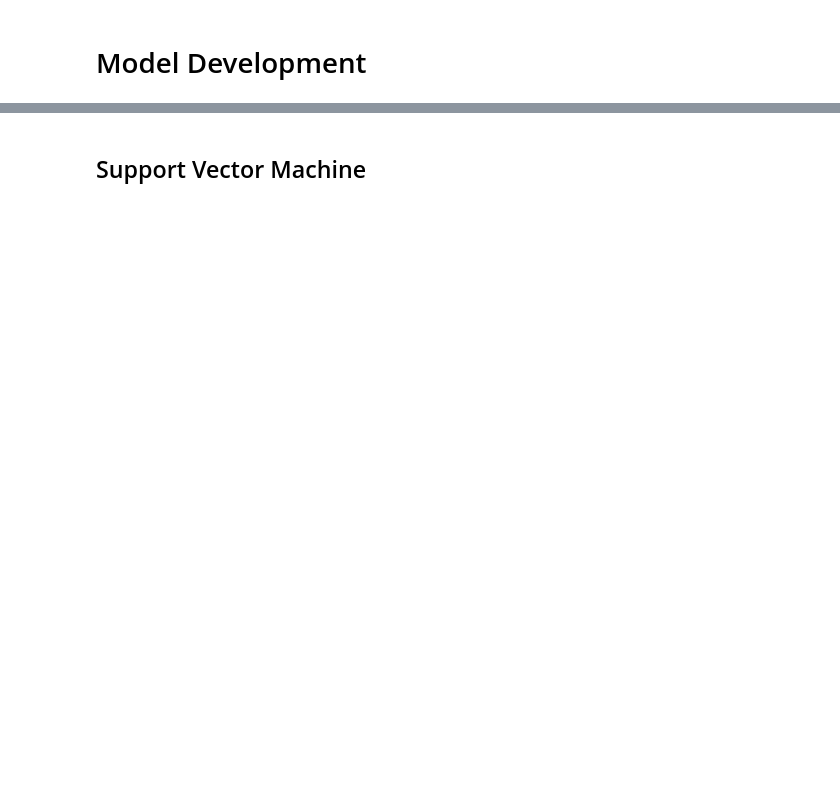
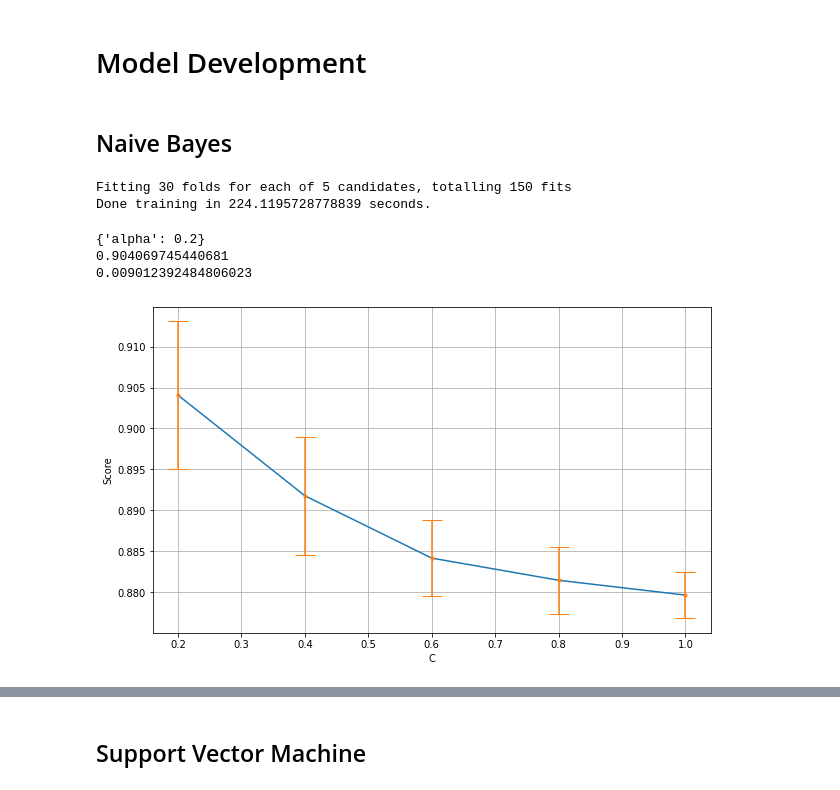
Before and after one commit to bachhvu/Amazon-NLP, a Jupyter notebook: Model Development.ipynb, the cells around one changed output, grey strips where cells are left out. Saved outputs shown, nothing was run; the diff lists cells and outputs as text; code cells hidden in the pictures; blank space fills up the shorter version.

```diff
--- a/Model Development.ipynb
+++ b/Model Development.ipynb
@@ -281,3 +287,5 @@ x_test = chi_selector.transform(x_test)
 # %%
 from sklearn.metrics import precision_recall_curve, average_precision_score, make_scorer
 aucpr_score = make_scorer(average_precision_score, pos_label=1)
+# %% [markdown]
+## Naive Bayes
@@ -283,0 +294,40 @@ aucpr_score = make_scorer(average_precision_score, pos_label=1)
+# %%
+classifier = MultinomialNB()
+# %%
+alpha_list = np.linspace(0.2,1,5)
+alpha_list = np.around(alpha_list, decimals=4)
+kf = StratifiedKFold(n_splits=30, shuffle=False)
+params = {'alpha': alpha_list}
+# %%
+import time
+start_time = time.time()
+NBClassifier = GridSearchCV(classifier, param_grid=params, cv=kf, n_jobs=-1, verbose=1, scoring=aucpr_score).fit(x_train, y_train)
+train_time = time.time() - start_time
+print('Done training in', train_time, 'seconds.')
+# %% [output]
+Fitting 30 folds for each of 5 candidates, totalling 150 fits
+Done training in 224.1195728778839 seconds.
+# %%
+results = pd.DataFrame()
+# collect parameter list
+results['alpha'] = NBClassifier.cv_results_['param_alpha'].data
+# collect test scores
+results['score'] = NBClassifier.cv_results_['mean_test_score'].data
+#collect standard deviations
+results['std'] = NBClassifier.cv_results_['std_test_score'].data
+
+plt.rcParams['figure.figsize'] = (10, 6)
+plt.plot(results['alpha'], results['score'])
+plt.errorbar(results['alpha'], results['score'], yerr=results['std'], fmt='.', capsize=10)
+plt.xlabel('C')
+plt.ylabel('Score')
+plt.grid()
+
+print(NBClassifier.best_params_)
+print(NBClassifier.best_score_)
+print(NBClassifier.cv_results_['std_test_score'][NBClassifier.best_index_])
+# %% [output]
+{'alpha': 0.2}
+0.904069745440681
+0.009012392484806023
+[figure, added]
```
Also changed, not shown: parts of 18 cells of this notebook.
